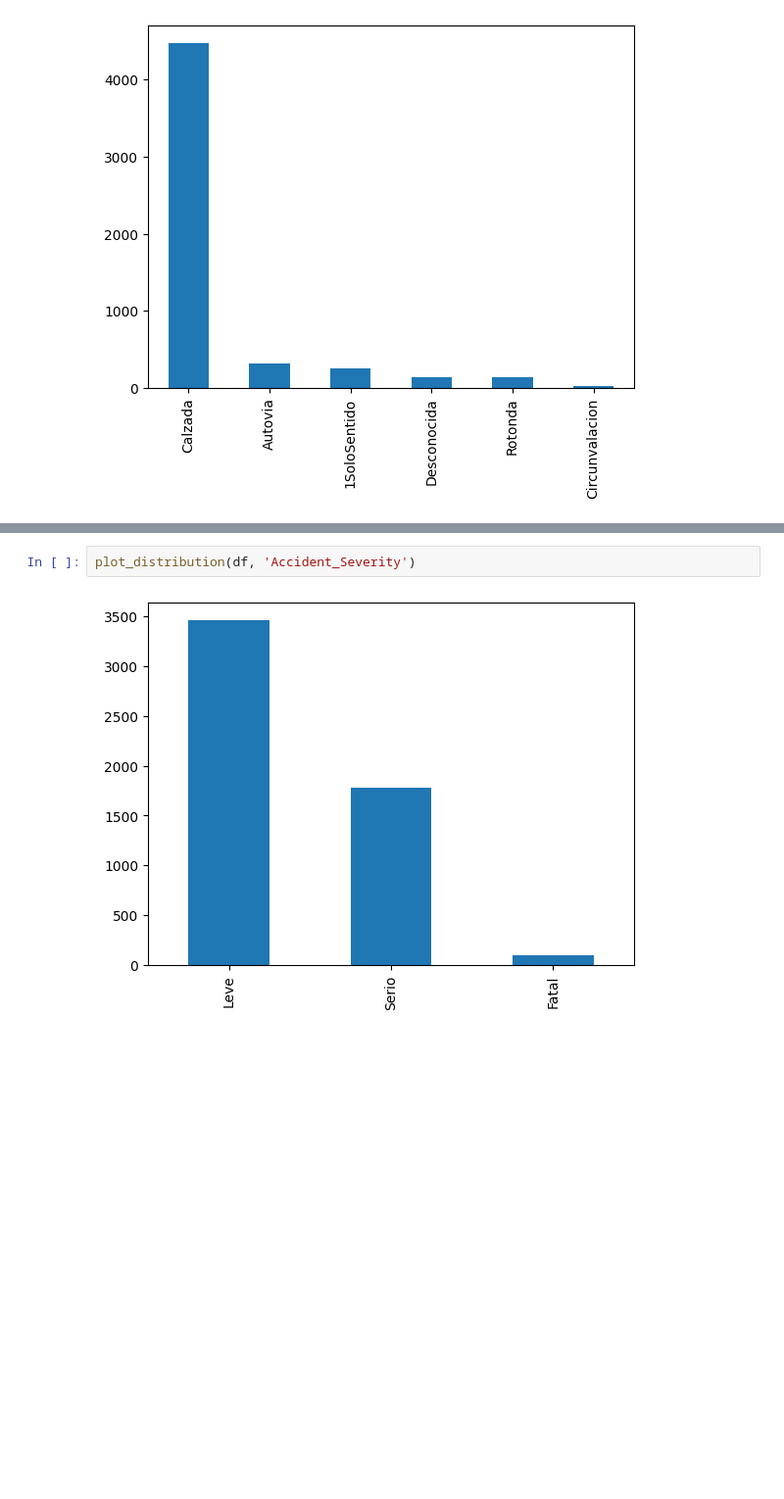
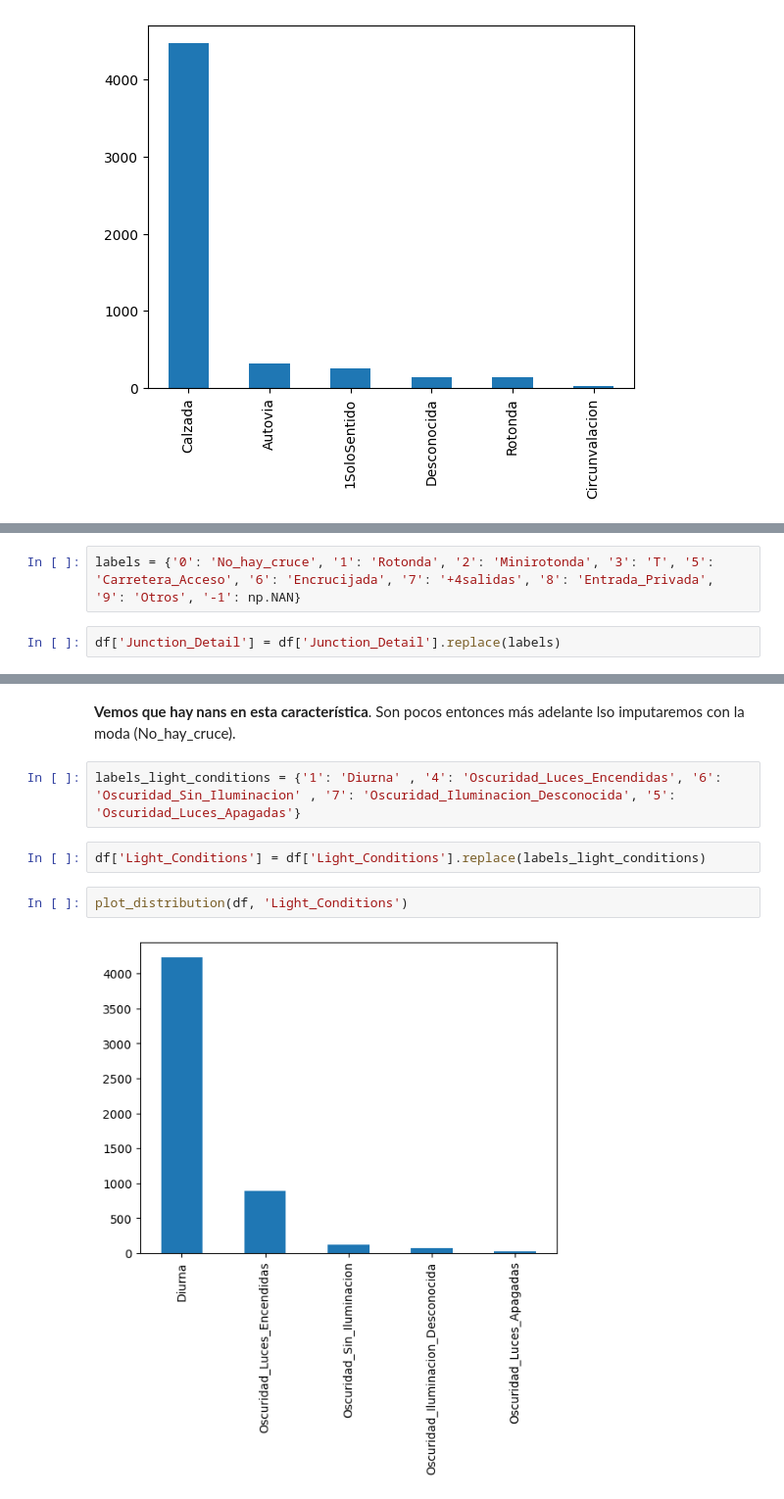
Before and after one commit to uniandes-data-wizards/laboratory-01, a Jupyter notebook: preprocessing_pipeline.ipynb, the cells around one changed output, grey strips where cells are left out. Shown: that part at 98% size. Saved outputs shown, nothing was run; the diff lists cells and outputs as text; blank space fills up the shorter version.

```diff
--- a/preprocessing_pipeline.ipynb
+++ b/preprocessing_pipeline.ipynb
@@ -227,0 +245,4 @@ plot_distribution(df, 'Road_Type')
+# %%
+labels = {'0': 'No_hay_cruce', '1': 'Rotonda', '2': 'Minirotonda', '3': 'T', '5': 'Carretera_Acceso', '6': 'Encrucijada', '7': '+4salidas', '8': 'Entrada_Privada', '9': 'Otros', '-1': np.NAN}
+# %%
+df['Junction_Detail'] = df['Junction_Detail'].replace(labels)
@@ -228,4 +253,10 @@ plot_distribution(df, 'Road_Type')
+# %% [markdown]
+**Vemos que hay nans en esta característica**. Son pocos entonces más adelante lso imputaremos con la moda (No_hay_cruce).
+# %%
+labels_light_conditions = {'1': 'Diurna' , '4': 'Oscuridad_Luces_Encendidas', '6': 'Oscuridad_Sin_Iluminacion' , '7': 'Oscuridad_Iluminacion_Desconocida', '5': 'Oscuridad_Luces_Apagadas'}
+# %%
+df['Light_Conditions'] = df['Light_Conditions'].replace(labels_light_conditions)
 # %%
-plot_distribution(df, 'Accident_Severity')
+plot_distribution(df, 'Light_Conditions')
 # %% [output]
-[figure, old version]
+[figure, new version]
```
Also changed, not shown: parts of 73 cells of this notebook, 3 other files.
